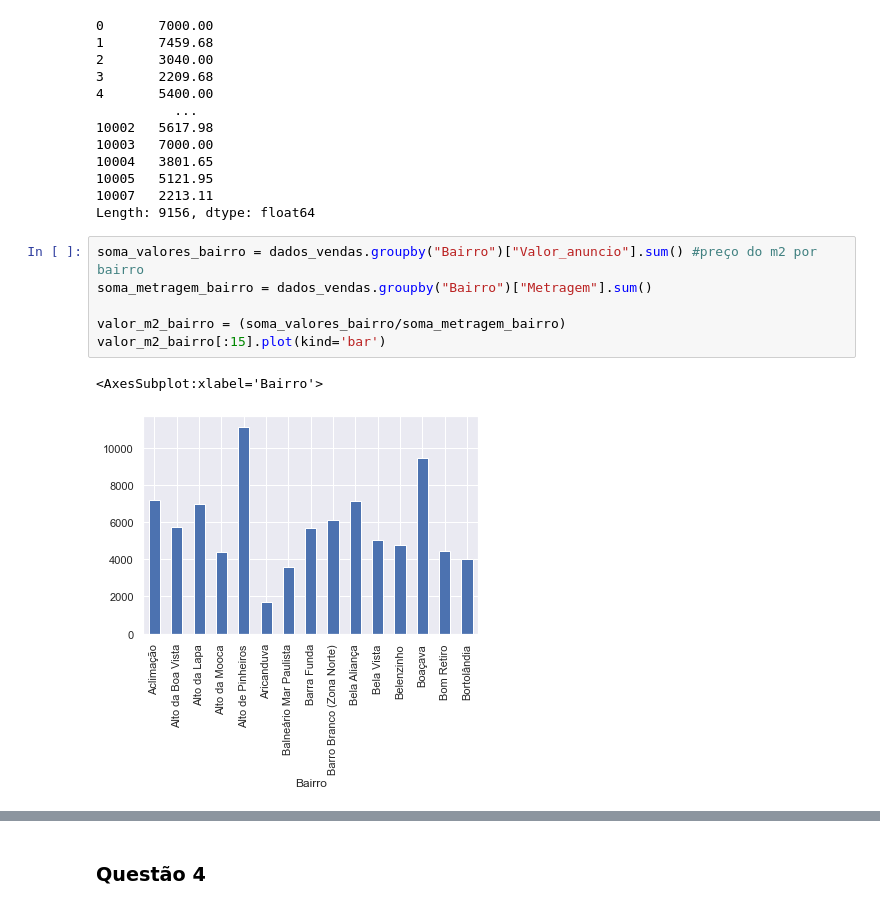
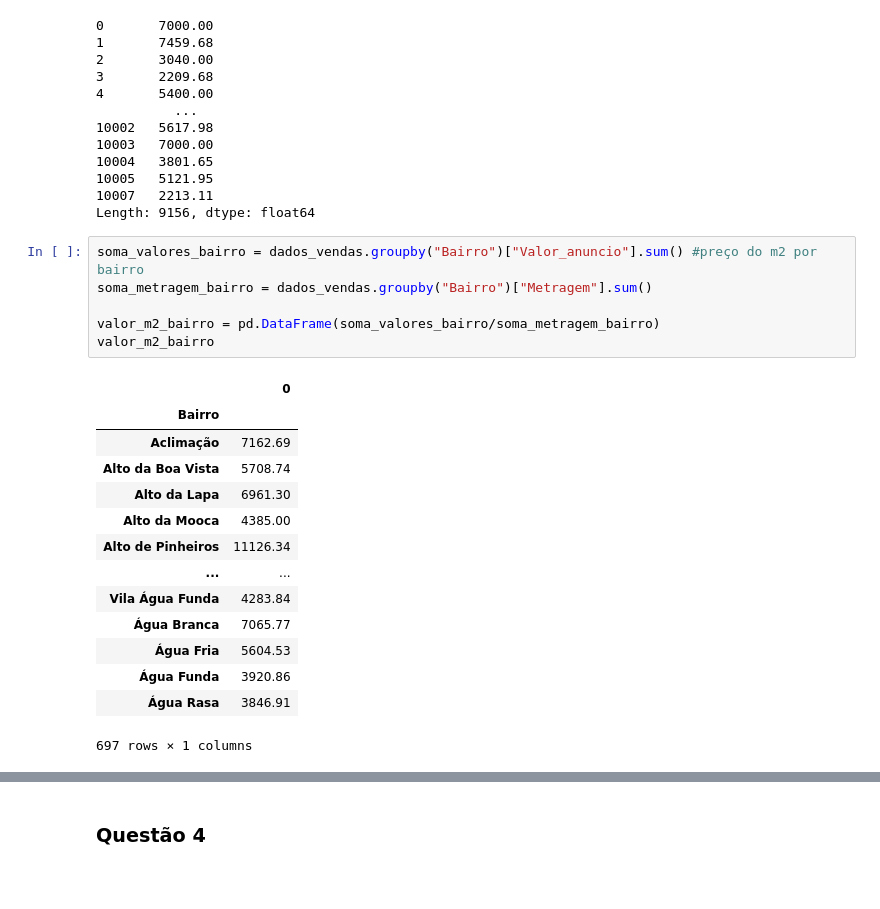
Before and after one commit to isapirola/Alura-Imersao-Dados-4, a Jupyter notebook: Aula 2/Aula_2_imersao_dados_4.ipynb, the cells around one changed output, grey strips where cells are left out. Drawn from its saved outputs; the diff is of its cells as text; blank space fills up the shorter version.

```diff
--- a/Aula 2/Aula_2_imersao_dados_4.ipynb
+++ b/Aula 2/Aula_2_imersao_dados_4.ipynb
@@ -316,9 +316,21 @@ Length: 9156, dtype: float64
 # %%
 soma_valores_bairro = dados_vendas.groupby("Bairro")["Valor_anuncio"].sum() #preço do m2 por bairro
 soma_metragem_bairro = dados_vendas.groupby("Bairro")["Metragem"].sum()
 
-valor_m2_bairro = (soma_valores_bairro/soma_metragem_bairro)
-valor_m2_bairro[:15].plot(kind='bar')
+valor_m2_bairro = pd.DataFrame(soma_valores_bairro/soma_metragem_bairro)
+valor_m2_bairro
 # %% [output]
+|  | 0 |
+| Bairro |  |
+| Aclimação | 7162.69 |
+| Alto da Boa Vista | 5708.74 |
+| Alto da Lapa | 6961.30 |
+| Alto da Mooca | 4385.00 |
+| Alto de Pinheiros | 11126.34 |
+| ... | ... |
+| Vila Água Funda | 4283.84 |
+| Água Branca | 7065.77 |
+| Água Fria | 5604.53 |
+| Água Funda | 3920.86 |
+| Água Rasa | 3846.91 |
-<AxesSubplot:xlabel='Bairro'>
+697 rows × 1 columns
-[figure, removed]
```
Also changed, not shown: parts of 10 cells of this notebook, 1 other file.
